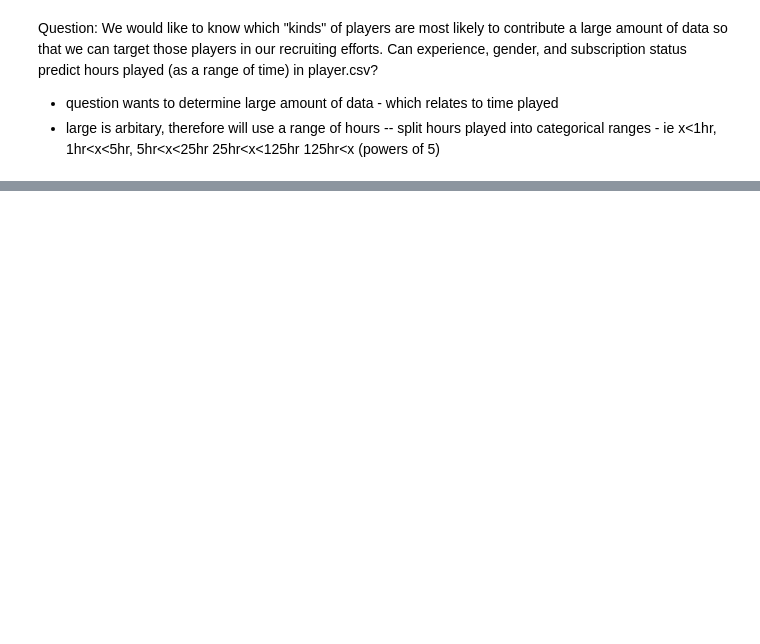
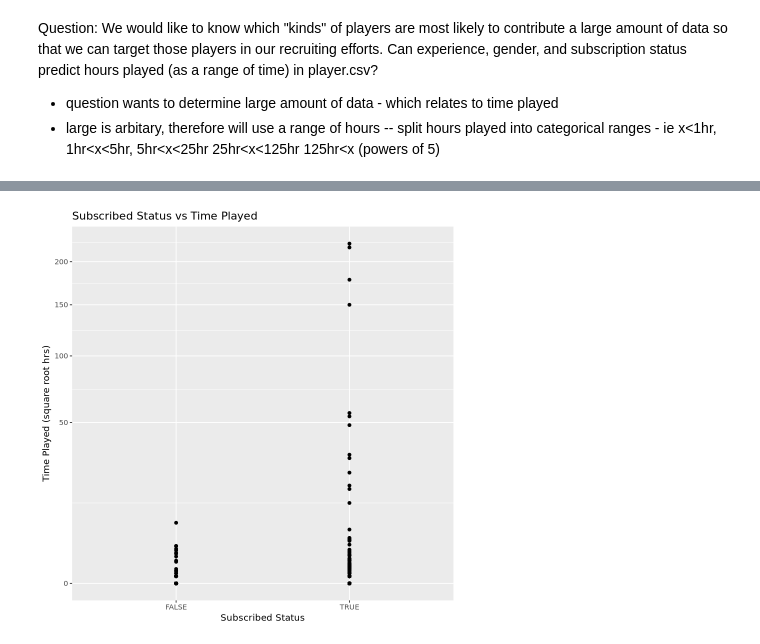
Before and after one commit to n-b-t/DSCI-100-Project-individual-, a Jupyter notebook: Planning_Report.ipynb, the cells around one changed output, grey strips where cells are left out. Saved outputs shown, nothing was run; the diff lists cells and outputs as text; code cells hidden in the pictures; blank space fills up the shorter version.

```diff
--- a/Planning_Report.ipynb
+++ b/Planning_Report.ipynb
@@ -52,0 +79,11 @@ experience_plot
+# %%
+subscription_plot <-  player_data |>
+                    ggplot(aes(x = subscribe, played_hours)) +
+                    geom_point() +
+                    labs(x = "Subscribed Status", y = "Time Played (square root hrs)",
+                         title = "Subscribed Status vs Time Played") +
+                    theme(text = element_text(30)) +
+                    scale_y_sqrt()
+subscription_plot
+# %% [output]
+[figure, added]
```
Also changed, not shown: parts of 5 cells of this notebook.
